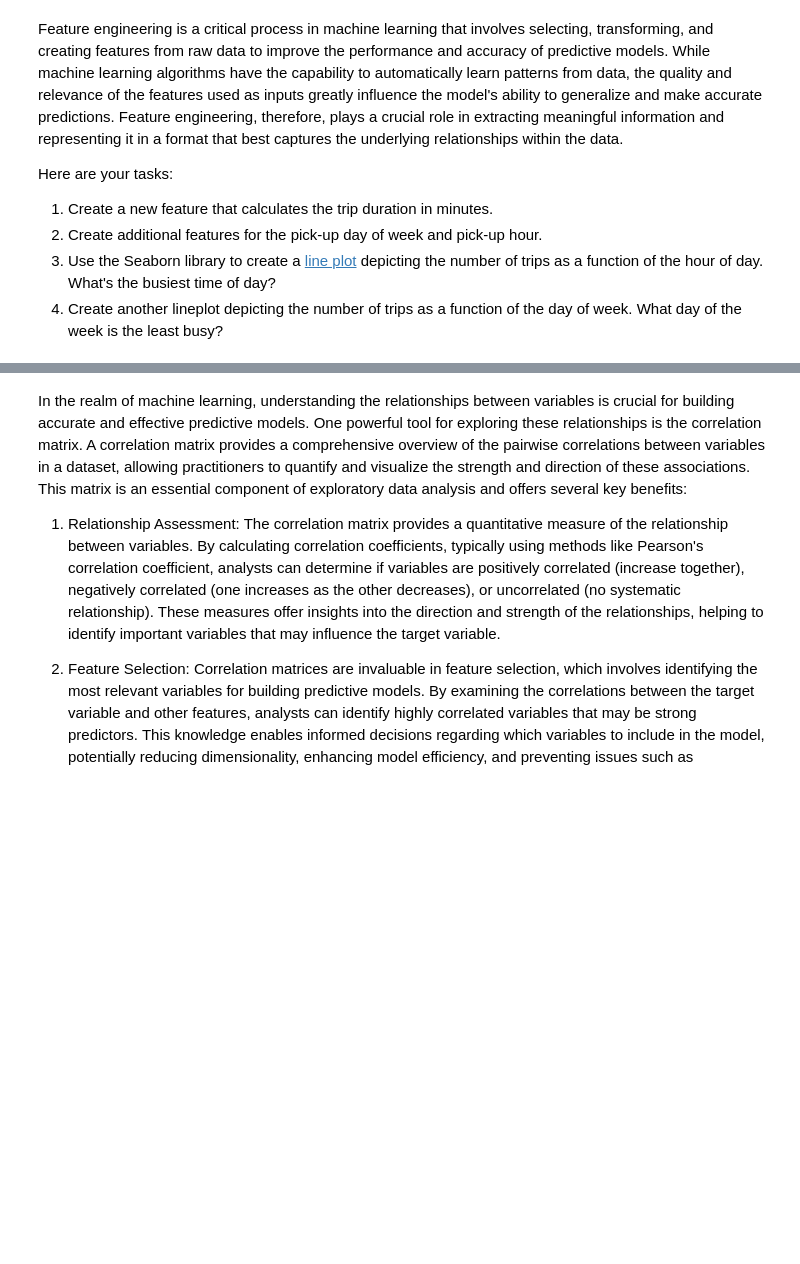
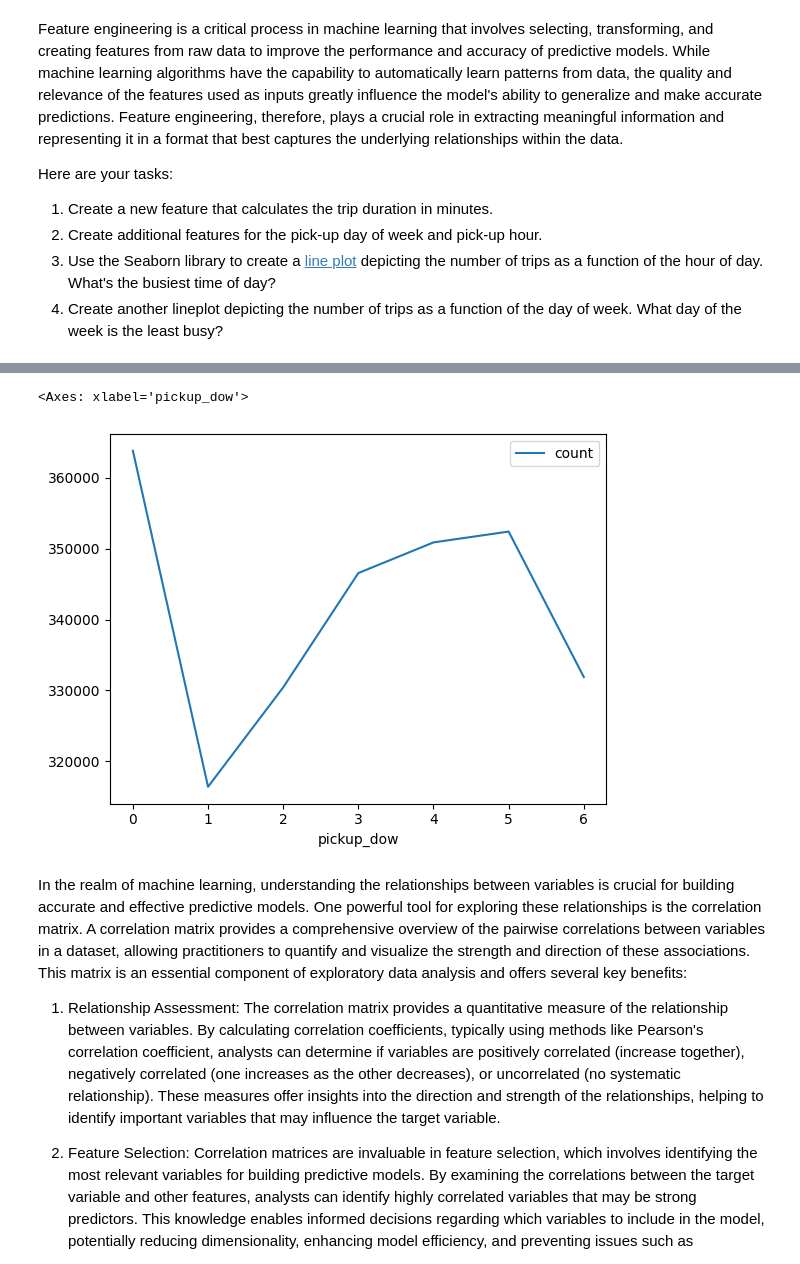
Before and after one commit to beltranster/mbm, a Jupyter notebook: Student_MLE_MiniProject_EDA.ipynb, the cells around one changed output, grey strips where cells are left out. Cells and saved outputs as stored; diff of their text form; code cells hidden in the pictures; blank space fills up the shorter version.

```diff
--- a/Student_MLE_MiniProject_EDA.ipynb
+++ b/Student_MLE_MiniProject_EDA.ipynb
@@ -59,5 +120,10 @@ Here are your tasks:
 # %%
 # Create a lineplot displaying the number of trips by pickup day
+df_tpd = df.groupby('pickup_dow').size().reset_index(name='count')
+df_tpd.plot(x= 'pickup_dow', y = 'count')
+# %% [output]
+<Axes: xlabel='pickup_dow'>
+[figure, added]
 # %% [markdown]
 In the realm of machine learning, understanding the relationships between variables is crucial for building accurate and effective predictive models. One powerful tool for exploring these relationships is the correlation matrix. A correlation matrix provides a comprehensive overview of the pairwise correlations between variables in a dataset, allowing practitioners to quantify and visualize the strength and direction of these associations. This matrix is an essential component of exploratory data analysis and offers several key benefits:
 
```
Also changed, not shown: parts of 11 cells of this notebook.
